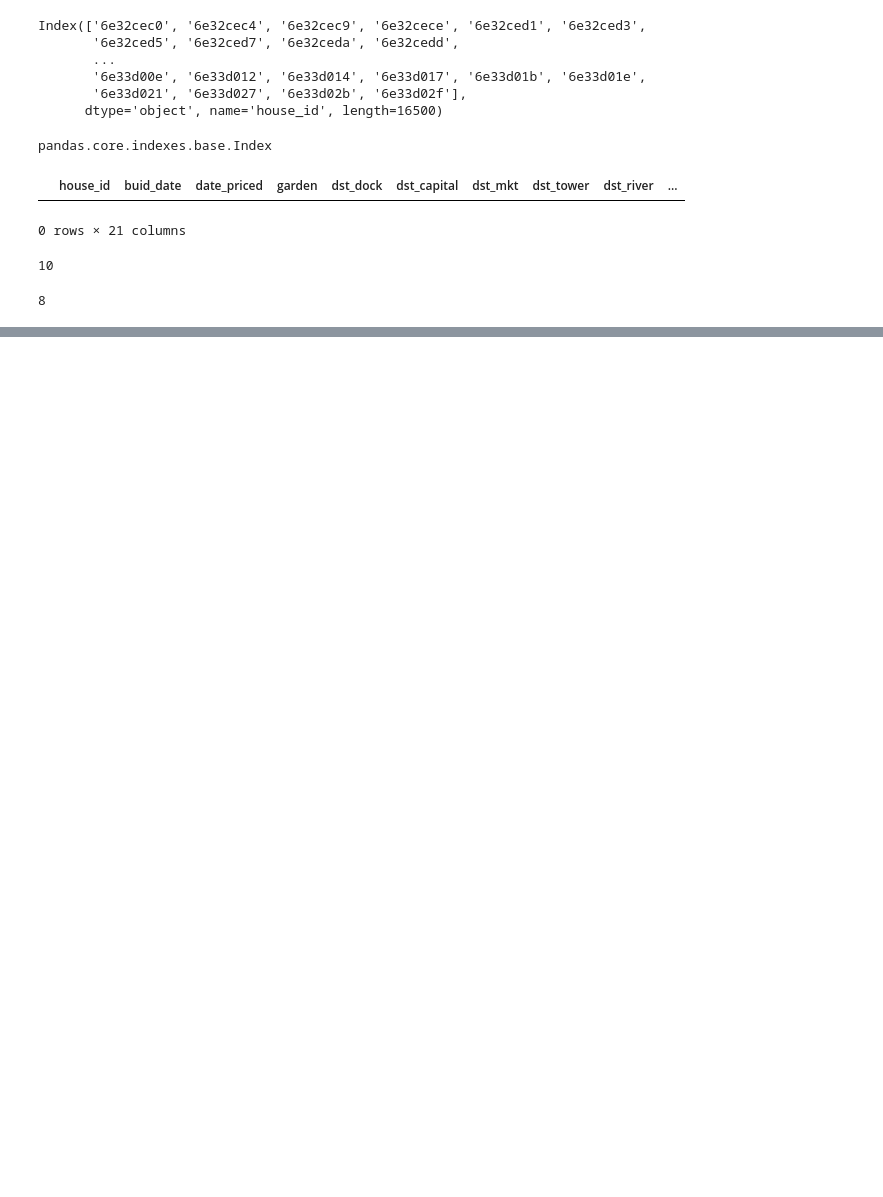
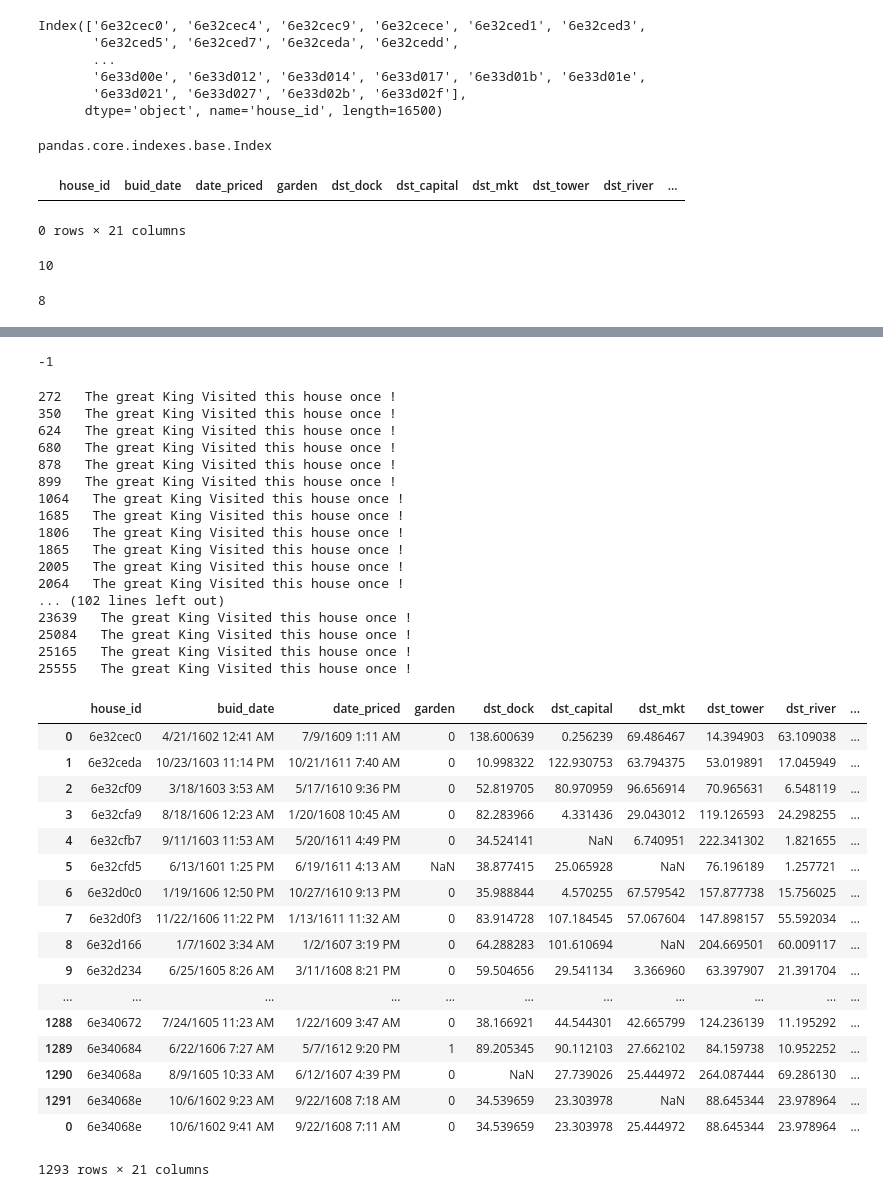
Before and after one commit to jangidnaval/Housing-Prices, a Jupyter notebook: scripts/preprocess/make_csv.ipynb, the cells around one changed output, grey strips where cells are left out. Saved outputs shown, nothing was run; the diff lists cells and outputs as text; code cells hidden in the pictures; blank space fills up the shorter version.

Commit message:
update in preprocess file and graph plot of the training data

```diff
--- a/scripts/preprocess/make_csv.ipynb
+++ b/scripts/preprocess/make_csv.ipynb
@@ -4,7 +4,7 @@
 import pandas as pd
 import numpy as np
 # %%
-data=[line.rstrip() for line in open('Bob.txt') ]
+data=[line.rstrip() for line in open('data/Bob.txt') ]
 # %%
 col=['house_id','buid_date','date_priced','garden','dst_dock','dst_capital','dst_mkt','dst_tower','dst_river','renovation','dining_rooms','bedrooms','bathrooms','king_visit','curse','king_blessing','farm_land','locations','holy_tree','dst_knight','builder']
 # %%
@@ -33,8 +33,8 @@ def to_df(arr,df,k,builder):
             tmp.loc[k,'house_id']=arr[i].split(':')[1].strip()
 
         elif 'Date Built' in arr[i]:
-            tmp.loc[k,'buid_date']=arr[i].split('and')[0].split(':')[1]+':'+ arr[1].split('and')[0].split(':')[2].strip()
-            tmp.loc[k,'date_priced']=arr[i].split('and')[1].split(':')[1]+':'+ arr[1].split('and')[1].split(':')[2].strip()
+            tmp.loc[k,'buid_date']=arr[i].split('and')[0].split(':')[1].strip()+':'+ arr[1].split('and')[0].split(':')[2].strip()
+            tmp.loc[k,'date_priced']=arr[i].split('and')[1].split(':')[1].strip()+':'+ arr[1].split('and')[1].split(':')[2].strip()
 
         elif 'beautiful garden' in arr[i]:
             tmp.loc[k,'garden']=1
@@ -78,9 +78,10 @@ def to_df(arr,df,k,builder):
         elif 'cursed' in arr[i]:
             tmp.loc[k,'curse']=1
 
-        elif 'pay his visit' in arr[i]:
+        elif 'his visit' in arr[i]:
             tmp.loc[k,'king_visit']=0
-        elif 'visited' in arr[i]:
+
+        elif 'this house once' in arr[i]:
             tmp.loc[k,'king_visit']=1
 
         elif 'blessed the house' in arr[i]:
@@ -185,18 +199,18 @@ final data frame created
 #merging data frame based on some columns
 #new_df=pd.merge(df1,df2,how='inner',on=['col1','col2'])
 # %%
-df=pd.read_csv('final_csv.csv')
+df=pd.read_csv('csv/final_csv.csv')
 #adding prices with created csv and dataframe
-price=pd.read_csv('house_prices.csv')
-missing=pd.read_csv('missing.csv')
+price=pd.read_csv('csv/house_prices.csv')
+missing=pd.read_csv('csv/missing.csv')
 #rename column names
 price.columns=['house_id','price']
 missing.columns=['house_id']
 train_data=pd.merge(df,price,how='inner',on=['house_id'])
 test_data=pd.merge(df,missing,how='inner',on=['house_id'])
 
-train_data.to_csv('train.csv',index=None)
-test_data.to_csv('test.csv',index=None)
+train_data.to_csv('csv/train.csv',index=None)
+test_data.to_csv('csv/test.csv',index=None)
 # %%
 missing
 # %% [output]
@@ -429,0 +468,42 @@ len(price.loc[0,'house_id'])
+# %%
+x.find('visited')
+# %% [output]
+-1
+# %%
+to_df(data,df,0,'builder')
+# %% [output]
+272   The great King Visited this house once !
+350   The great King Visited this house once !
+624   The great King Visited this house once !
+680   The great King Visited this house once !
+878   The great King Visited this house once !
+899   The great King Visited this house once !
+1064   The great King Visited this house once !
+1685   The great King Visited this house once !
+1806   The great King Visited this house once !
+1865   The great King Visited this house once !
+2005   The great King Visited this house once !
+2064   The great King Visited this house once !
+... (102 lines left out)
+23639   The great King Visited this house once !
+25084   The great King Visited this house once !
+25165   The great King Visited this house once !
+25555   The great King Visited this house once !
+|  | house_id | buid_date | date_priced | garden | dst_dock | dst_capital | dst_mkt | dst_tower | dst_river | ... |
+| 0 | 6e32cec0 | 4/21/1602 12:41 AM | 7/9/1609 1:11 AM | 0 | 138.600639 | 0.256239 | 69.486467 | 14.394903 | 63.109038 | ... |
+| 1 | 6e32ceda | 10/23/1603 11:14 PM | 10/21/1611 7:40 AM | 0 | 10.998322 | 122.930753 | 63.794375 | 53.019891 | 17.045949 | ... |
+| 2 | 6e32cf09 | 3/18/1603 3:53 AM | 5/17/1610 9:36 PM | 0 | 52.819705 | 80.970959 | 96.656914 | 70.965631 | 6.548119 | ... |
+| 3 | 6e32cfa9 | 8/18/1606 12:23 AM | 1/20/1608 10:45 AM | 0 | 82.283966 | 4.331436 | 29.043012 | 119.126593 | 24.298255 | ... |
+| 4 | 6e32cfb7 | 9/11/1603 11:53 AM | 5/20/1611 4:49 PM | 0 | 34.524141 | NaN | 6.740951 | 222.341302 | 1.821655 | ... |
+| 5 | 6e32cfd5 | 6/13/1601 1:25 PM | 6/19/1611 4:13 AM | NaN | 38.877415 | 25.065928 | NaN | 76.196189 | 1.257721 | ... |
+| 6 | 6e32d0c0 | 1/19/1606 12:50 PM | 10/27/1610 9:13 PM | 0 | 35.988844 | 4.570255 | 67.579542 | 157.877738 | 15.756025 | ... |
+| 7 | 6e32d0f3 | 11/22/1606 11:22 PM | 1/13/1611 11:32 AM | 0 | 83.914728 | 107.184545 | 57.067604 | 147.898157 | 55.592034 | ... |
+| 8 | 6e32d166 | 1/7/1602 3:34 AM | 1/2/1607 3:19 PM | 0 | 64.288283 | 101.610694 | NaN | 204.669501 | 60.009117 | ... |
+| 9 | 6e32d234 | 6/25/1605 8:26 AM | 3/11/1608 8:21 PM | 0 | 59.504656 | 29.541134 | 3.366960 | 63.397907 | 21.391704 | ... |
+| ... | ... | ... | ... | ... | ... | ... | ... | ... | ... | ... |
+| 1288 | 6e340672 | 7/24/1605 11:23 AM | 1/22/1609 3:47 AM | 0 | 38.166921 | 44.544301 | 42.665799 | 124.236139 | 11.195292 | ... |
+| 1289 | 6e340684 | 6/22/1606 7:27 AM | 5/7/1612 9:20 PM | 1 | 89.205345 | 90.112103 | 27.662102 | 84.159738 | 10.952252 | ... |
+| 1290 | 6e34068a | 8/9/1605 10:33 AM | 6/12/1607 4:39 PM | 0 | NaN | 27.739026 | 25.444972 | 264.087444 | 69.286130 | ... |
+| 1291 | 6e34068e | 10/6/1602 9:23 AM | 9/22/1608 7:18 AM | 0 | 34.539659 | 23.303978 | NaN | 88.645344 | 23.978964 | ... |
+| 0 | 6e34068e | 10/6/1602 9:41 AM | 9/22/1608 7:11 AM | 0 | 34.539659 | 23.303978 | 25.444972 | 88.645344 | 23.978964 | ... |
+1293 rows × 21 columns
```
Also changed, not shown: parts of 11 cells of this notebook, 1 other file.
